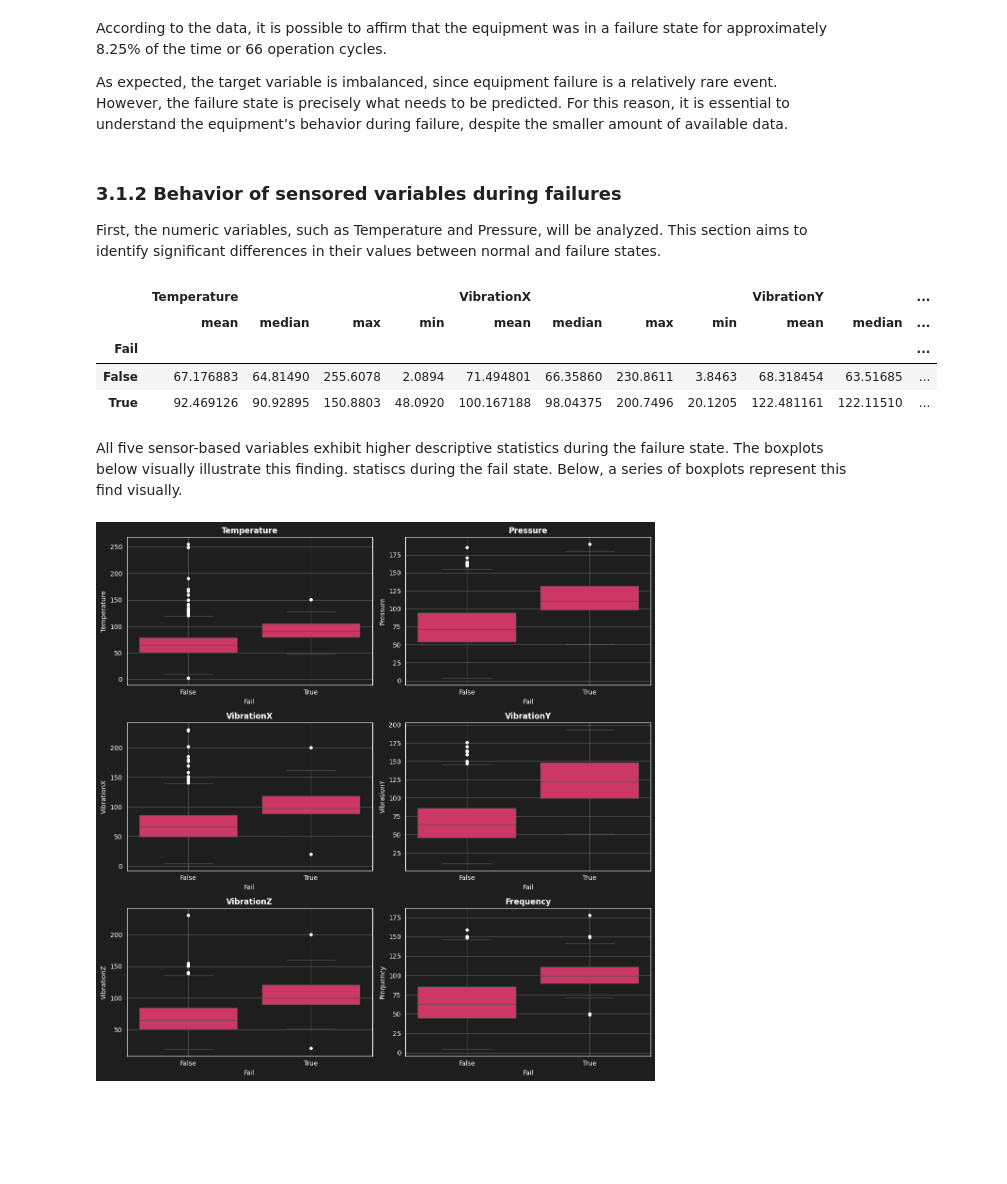
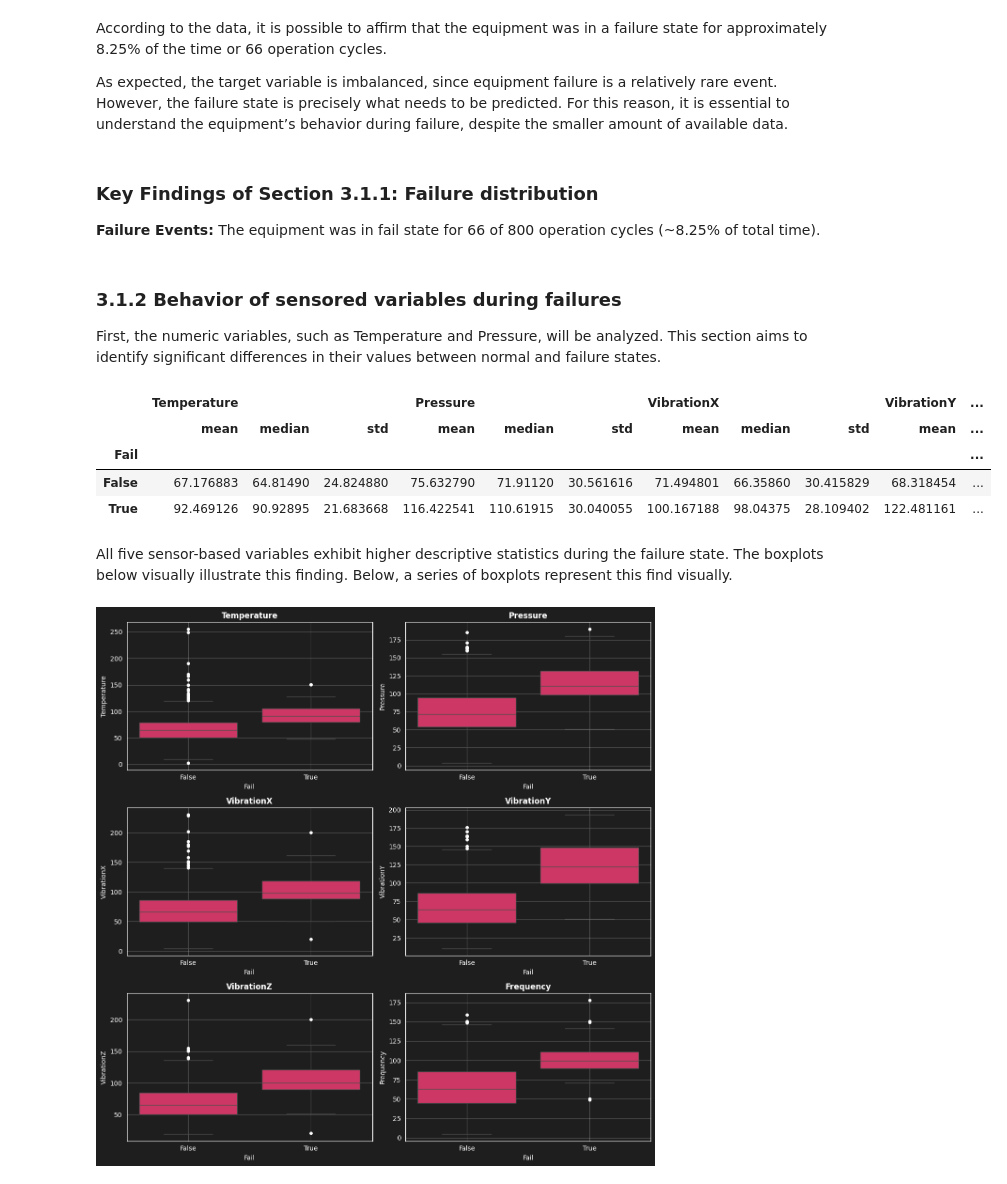
Before and after one commit to jackson-simionato/fpso-equipment-monitoring, a Jupyter notebook: notebooks/01_eda_exploration.ipynb, the cells around one changed output. Cells and saved outputs as stored; diff of their text form; code cells hidden in the pictures; blank space fills up the shorter version.

```diff
--- a/notebooks/01_eda_exploration.ipynb
+++ b/notebooks/01_eda_exploration.ipynb
@@ -181,24 +185,41 @@ Name: proportion, dtype: float64
 According to the data, it is possible to affirm that the equipment was in a failure state for approximately 8.25% of the time or 66 operation cycles.
 
 As expected, the target variable is imbalanced, since equipment failure is a relatively rare event. However, the failure state is precisely what needs to be predicted. For this reason, it is essential to understand the equipment’s behavior during failure, despite the smaller amount of available data.
+# %% [markdown]
+### Key Findings of Section 3.1.1: Failure distribution
+
+**Failure Events:** The equipment was in fail state for 66 of 800 operation cycles (~8.25% of total time).
 # %% [markdown]
 ### 3.1.2 Behavior of sensored variables during failures
 
 First, the numeric variables, such as Temperature and Pressure, will be analyzed. This section aims to identify significant differences in their values between normal and failure states.
-# %%
-# Grouping by 'Fail' and aggregating statistics
-stats_by_failure_state = df.groupby('Fail').agg({
-    'Temperature': ['mean', 'median','max', 'min'],
-    'VibrationX': ['mean', 'median','max', 'min'],
-    'VibrationY': ['mean', 'median','max', 'min'],
-    'VibrationZ': ['mean', 'median','max', 'min'],
-    'Frequency': ['mean', 'median','max', 'min']
-})
-
-display(stats_by_failure_state)
-# %% [output]
-|  | Temperature |  |  |  | VibrationX |  |  |  | VibrationY |  | ... |
-|  | mean | median | max | min | mean | median | max | min | mean | median | ... |
-| Fail |  |  |  |  |  |  |  |  |  |  | ... |
-| False | 67.176883 | 64.81490 | 255.6078 | 2.0894 | 71.494801 | 66.35860 | 230.8611 | 3.8463 | 68.318454 | 63.51685 | ... |
-| True | 92.469126 | 90.92895 | 150.8803 | 48.0920 | 100.167188 | 98.04375 | 200.7496 | 20.1205 | 122.481161 | 122.11510 | ... |
+# %%
+def create_stats_summary(df: pd.DataFrame, target_col: str = 'Fail_index', agg_funcs: List[str] = ['mean', 'max', 'median']) -> pd.DataFrame:
+    """    Creates a summary DataFrame with specified aggregation functions for each sensor column.
+    Args:
+        df (pd.DataFrame): DataFrame containing the data.
+        sensored_cols (List[str]): List of sensor columns to aggregate.
+        target_col (str): Target column name for grouping.
+        agg_funcs (List[str]): List of aggregation functions to apply.
+    Returns:
+        pd.DataFrame: DataFrame with aggregated statistics.
+    """
+    assert target_col in df.columns, f"Target column '{target_col}' not found in DataFrame."
+
+    sensored_cols = df.select_dtypes(include=['float64']).columns.tolist()
+
+    agg_dict = {col: agg_funcs for col in sensored_cols}
+    agg_dict[target_col] = 'count'  # duration in operation cycles
+    df = df.groupby(target_col).agg(agg_dict)
+
+    return df
+# %%
+# Calculate statistics by failure state
+stats_by_failure_state = create_stats_summary(df, target_col='Fail', agg_funcs=['mean', 'median', 'std']).drop(columns=['Fail'])
+display(stats_by_failure_state)
+# %% [output]
+|  | Temperature |  |  | Pressure |  |  | VibrationX |  |  | VibrationY | ... |
+|  | mean | median | std | mean | median | std | mean | median | std | mean | ... |
+| Fail |  |  |  |  |  |  |  |  |  |  | ... |
+| False | 67.176883 | 64.81490 | 24.824880 | 75.632790 | 71.91120 | 30.561616 | 71.494801 | 66.35860 | 30.415829 | 68.318454 | ... |
+| True | 92.469126 | 90.92895 | 21.683668 | 116.422541 | 110.61915 | 30.040055 | 100.167188 | 98.04375 | 28.109402 | 122.481161 | ... |
@@ -205,5 +228,5 @@ display(stats_by_failure_state)
 # %% [markdown]
-All five sensor-based variables exhibit higher descriptive statistics during the failure state. The boxplots below visually illustrate this finding. statiscs during the fail state. Below, a series of boxplots represent this find visually.
+All five sensor-based variables exhibit higher descriptive statistics during the failure state. The boxplots below visually illustrate this finding. Below, a series of boxplots represent this find visually.
 # %%
 # Boxplot for each numeric column grouped by 'Fail'
 # This will help visualize the distribution of each feature for both failure states
```
Also changed, not shown: parts of 58 cells of this notebook.
